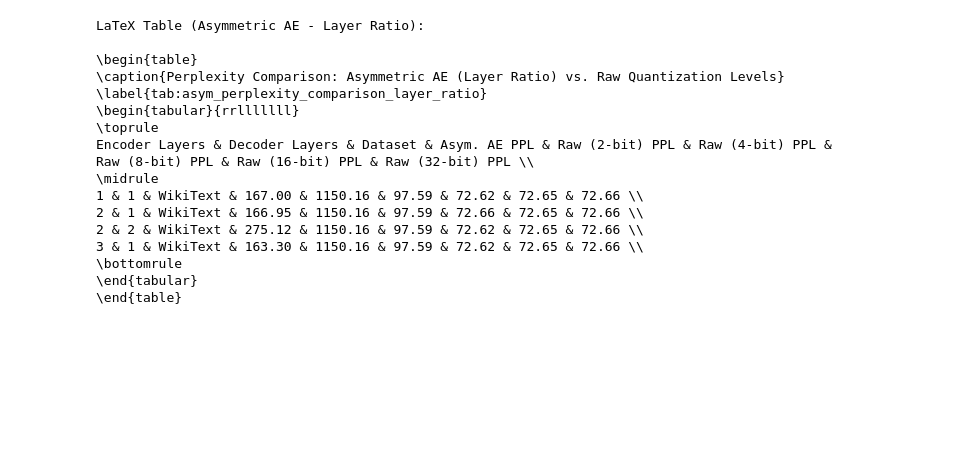
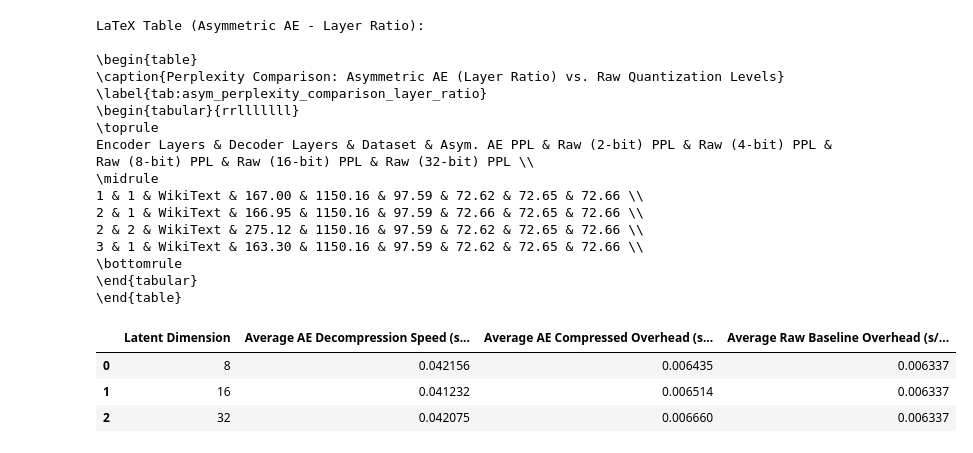
Before and after one commit to henro25/learned-kv-compression, a Jupyter notebook: experiment_results_distilgpt2/asym_32/analyze_compression.ipynb, the cells around one changed output. Drawn from its saved outputs; the diff is of its cells as text; code cells hidden in the pictures; blank space fills up the shorter version.

```diff
--- a/experiment_results_distilgpt2/asym_32/analyze_compression.ipynb
+++ b/experiment_results_distilgpt2/asym_32/analyze_compression.ipynb
@@ -609,3 +609,98 @@ Encoder Layers & Decoder Layers & Dataset & Asym. AE PPL & Raw (2-bit) PPL & Raw
 \bottomrule
 \end{tabular}
 \end{table}
+# %%
+import json
+import glob
+import pandas as pd
+import matplotlib.pyplot as plt
+import os
+import numpy as np
+
+# Ensure the plots directory exists
+plots_dir = "./plots_experiment_2_averaged"
+os.makedirs(plots_dir, exist_ok=True)
+
+files = glob.glob("benchmark_results_distilgpt2_*.json")
+relevant_files = [f for f in files if f.endswith(("8.json", "16.json", "32.json"))]
+
+if not relevant_files:
+    raise FileNotFoundError("No benchmark_results_distilgpt2_{8,16,32}.json files found!")
+
+data_points = []
+
+for path in relevant_files:
+    latent_dim = int(path.split('_')[-1].split('.')[0])
+    with open(path) as f:
+        data = json.load(f)
+        data_points.append({
+            "latent_dim": latent_dim,
+            "ttft_ae_none": data["perplexities"]["none"].get("avg_decompression_speed_per_token_s"),
+            "overhead_ae_none": data["perplexities"]["none"].get("ae_compressed_overhead_per_token_s"),
+            "ttft_raw_none": data["perplexities"]["none"].get("kv_cache_baseline_overhead_per_token_s"),
+        })
+
+df = pd.DataFrame(data_points)
+
+# Average the values for each latent dimension
+averaged_df = df.groupby("latent_dim").agg(
+    avg_ttft_ae_none=("ttft_ae_none", "mean"),
+    avg_overhead_ae_none=("overhead_ae_none", "mean"),
+    first_ttft_raw_none=("ttft_raw_none", "first") # Baseline should be consistent, so take the first value
+).reset_index()
+
+# Calculate the average raw baseline overhead
+avg_ttft_raw_none = df["ttft_raw_none"].mean()
+
+# Plotting Averaged Time to First Token (TTFT) - AE Compressed (None)
+plt.figure(figsize=(8, 6))
+plt.plot(averaged_df["latent_dim"], averaged_df["avg_ttft_ae_none"], marker='o', linestyle='-', label="Average AE Decompression Speed")
+plt.xlabel("Autoencoder Latent Dimension")
+plt.ylabel("Average Decompression Speed (s/token)")
+plt.title("Average Decompression Speed vs. Autoencoder Latent Dimension")
+plt.xticks(averaged_df["latent_dim"])
+plt.grid(True)
+plt.legend()
+plt.tight_layout()
+plt.savefig(os.path.join(plots_dir, "exp2_avg_decompression_speed_vs_latent_dim.png"))
+plt.close()
+
+# Plotting Averaged Overheads
+plt.figure(figsize=(8, 6))
+plt.plot(averaged_df["latent_dim"], averaged_df["avg_overhead_ae_none"], marker='o', linestyle='-', label="Average AE Compressed Overhead")
+plt.axhline(y=avg_ttft_raw_none, linestyle='--', color='r', label=f"Average Raw Baseline Overhead ({avg_ttft_raw_none:.6f} s/token)")
+plt.xlabel("Autoencoder Latent Dimension")
+plt.ylabel("Average Overhead per Token (s)")
+plt.title("Average Overhead vs. Autoencoder Latent Dimension")
+plt.xticks(averaged_df["latent_dim"])
+plt.grid(True)
+plt.legend()
+plt.tight_layout()
+plt.savefig(os.path.join(plots_dir, "exp2_avg_overhead_vs_latent_dim.png"))
+plt.close()
+
+# Create Table with Averaged Values
+table_data = []
+for index, row in averaged_df.iterrows():
+    table_data.append({
+        "Latent Dimension": int(row["latent_dim"]),
+        "Average AE Decompression Speed (s/token)": f"{row['avg_ttft_ae_none']:.6f}",
+        "Average AE Compressed Overhead (s/token)": f"{row['avg_overhead_ae_none']:.6f}",
+        "Average Raw Baseline Overhead (s/token)": f"{avg_ttft_raw_none:.6f}",
+    })
+
+table_df = pd.DataFrame(table_data)
+display(table_df)
+
+# Generate LaTeX Table with Averaged Values
+latex_table = table_df.to_latex(index=False, float_format="%.6f", caption="Average Decompression Speed and Overhead vs. Autoencoder Latent Dimension", label="tab:exp2_avg_speed_overhead_vs_latent_dim")
+
+print("\nLaTeX Table (Experiment 2 - Averaged):\n")
+print(latex_table)
+
+print(f"\nAveraged plots and LaTeX table for Experiment 2 (Decompression Speed vs. Latent Dimension) created.")
+# %% [output]
+|  | Latent Dimension | Average AE Decompression Speed (s... | Average AE Compressed Overhead (s... | Average Raw Baseline Overhead (s/... |
+| 0 | 8 | 0.042156 | 0.006435 | 0.006337 |
+| 1 | 16 | 0.041232 | 0.006514 | 0.006337 |
+| 2 | 32 | 0.042075 | 0.006660 | 0.006337 |
```
Also changed, not shown: parts of 3 cells of this notebook, 14 other files.
